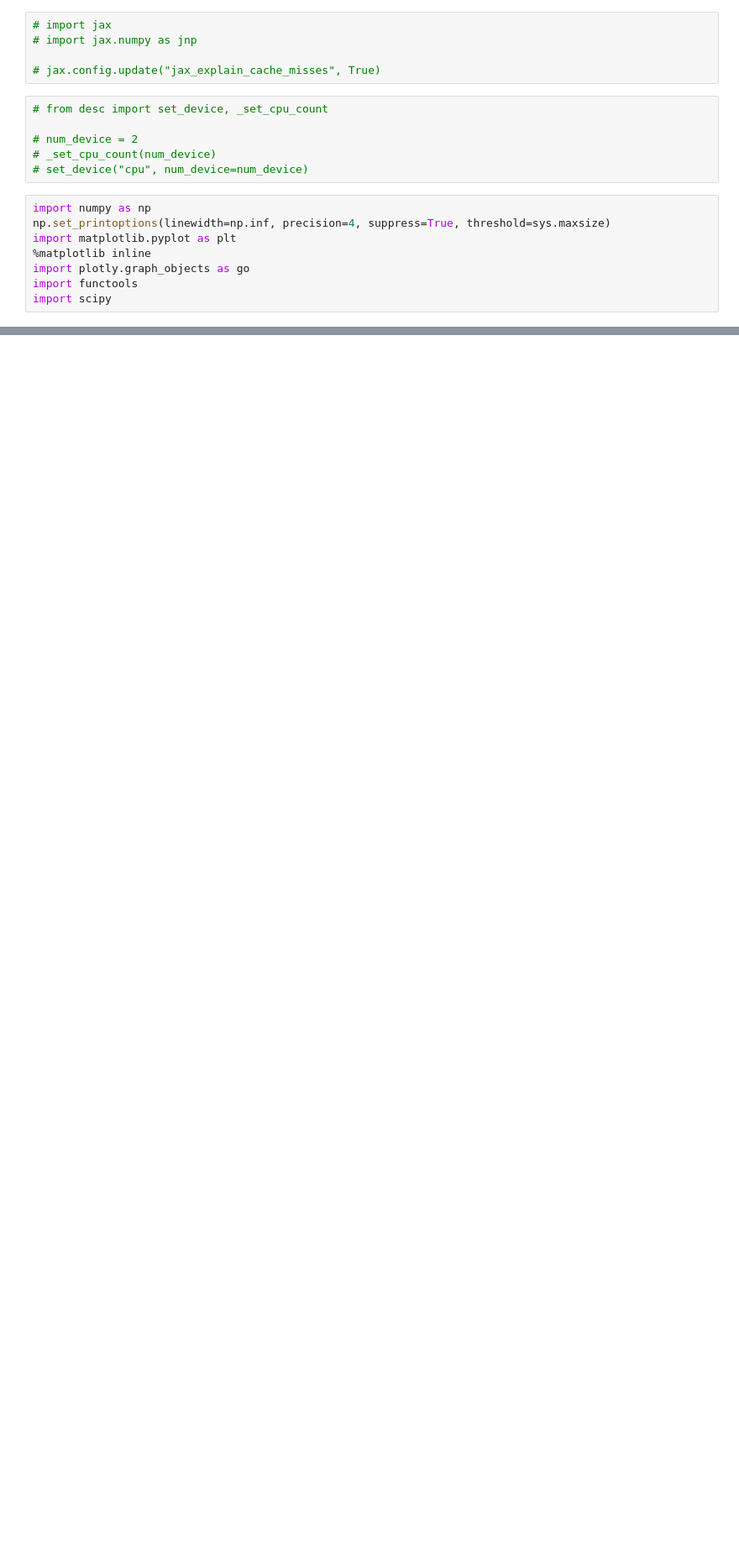
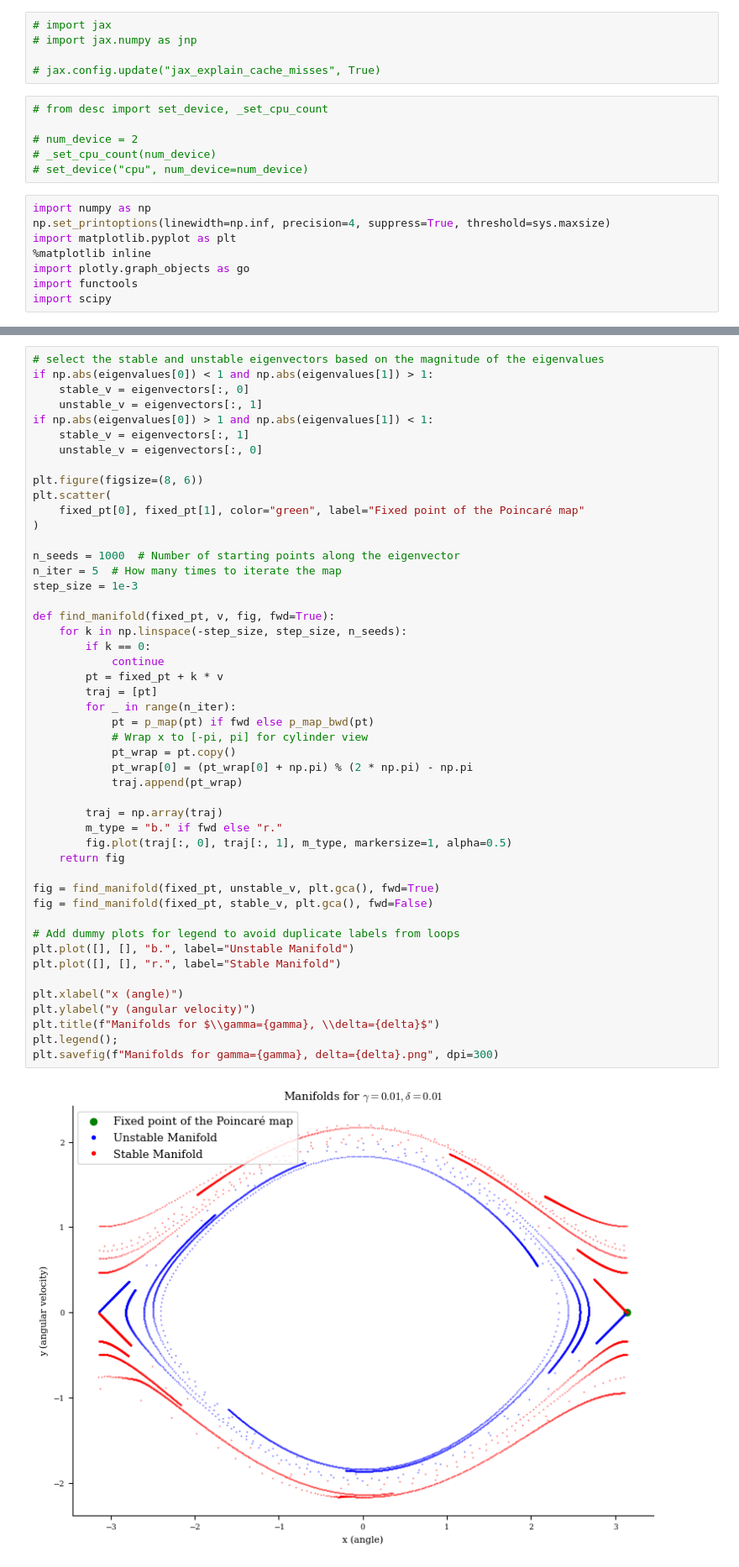
Before and after one commit to YigitElma/DEBUG-DESC, a Jupyter notebook: test-notebook.ipynb, the cells around one changed output, grey strips where cells are left out. Shown at 84% size. Drawn from its saved outputs; the diff is of its cells as text; blank space fills up the shorter version.

```diff
--- a/test-notebook.ipynb
+++ b/test-notebook.ipynb
@@ -85,0 +178,50 @@ Using device: NVIDIA GeForce RTX 4080 Laptop GPU (id=0), with 11.53 GB available
+# %%
+# select the stable and unstable eigenvectors based on the magnitude of the eigenvalues
+if np.abs(eigenvalues[0]) < 1 and np.abs(eigenvalues[1]) > 1:
+    stable_v = eigenvectors[:, 0]
+    unstable_v = eigenvectors[:, 1]
+if np.abs(eigenvalues[0]) > 1 and np.abs(eigenvalues[1]) < 1:
+    stable_v = eigenvectors[:, 1]
+    unstable_v = eigenvectors[:, 0]
+
+plt.figure(figsize=(8, 6))
+plt.scatter(
+    fixed_pt[0], fixed_pt[1], color="green", label="Fixed point of the Poincaré map"
+)
+
+n_seeds = 1000  # Number of starting points along the eigenvector
+n_iter = 5  # How many times to iterate the map
+step_size = 1e-3
+
+def find_manifold(fixed_pt, v, fig, fwd=True):
+    for k in np.linspace(-step_size, step_size, n_seeds):
+        if k == 0:
+            continue
+        pt = fixed_pt + k * v
+        traj = [pt]
+        for _ in range(n_iter):
+            pt = p_map(pt) if fwd else p_map_bwd(pt)
+            # Wrap x to [-pi, pi] for cylinder view
+            pt_wrap = pt.copy()
+            pt_wrap[0] = (pt_wrap[0] + np.pi) % (2 * np.pi) - np.pi
+            traj.append(pt_wrap)
+
+        traj = np.array(traj)
+        m_type = "b." if fwd else "r."
+        fig.plot(traj[:, 0], traj[:, 1], m_type, markersize=1, alpha=0.5)
+    return fig
+
+fig = find_manifold(fixed_pt, unstable_v, plt.gca(), fwd=True)
+fig = find_manifold(fixed_pt, stable_v, plt.gca(), fwd=False)
+
+# Add dummy plots for legend to avoid duplicate labels from loops
+plt.plot([], [], "b.", label="Unstable Manifold")
+plt.plot([], [], "r.", label="Stable Manifold")
+
+plt.xlabel("x (angle)")
+plt.ylabel("y (angular velocity)")
+plt.title(f"Manifolds for $\\gamma={gamma}, \\delta={delta}$")
+plt.legend();
+plt.savefig(f"Manifolds for gamma={gamma}, delta={delta}.png", dpi=300)
+# %% [output]
+[figure, added]
```
Also changed, not shown: parts of 6 cells of this notebook, 41 other files.
